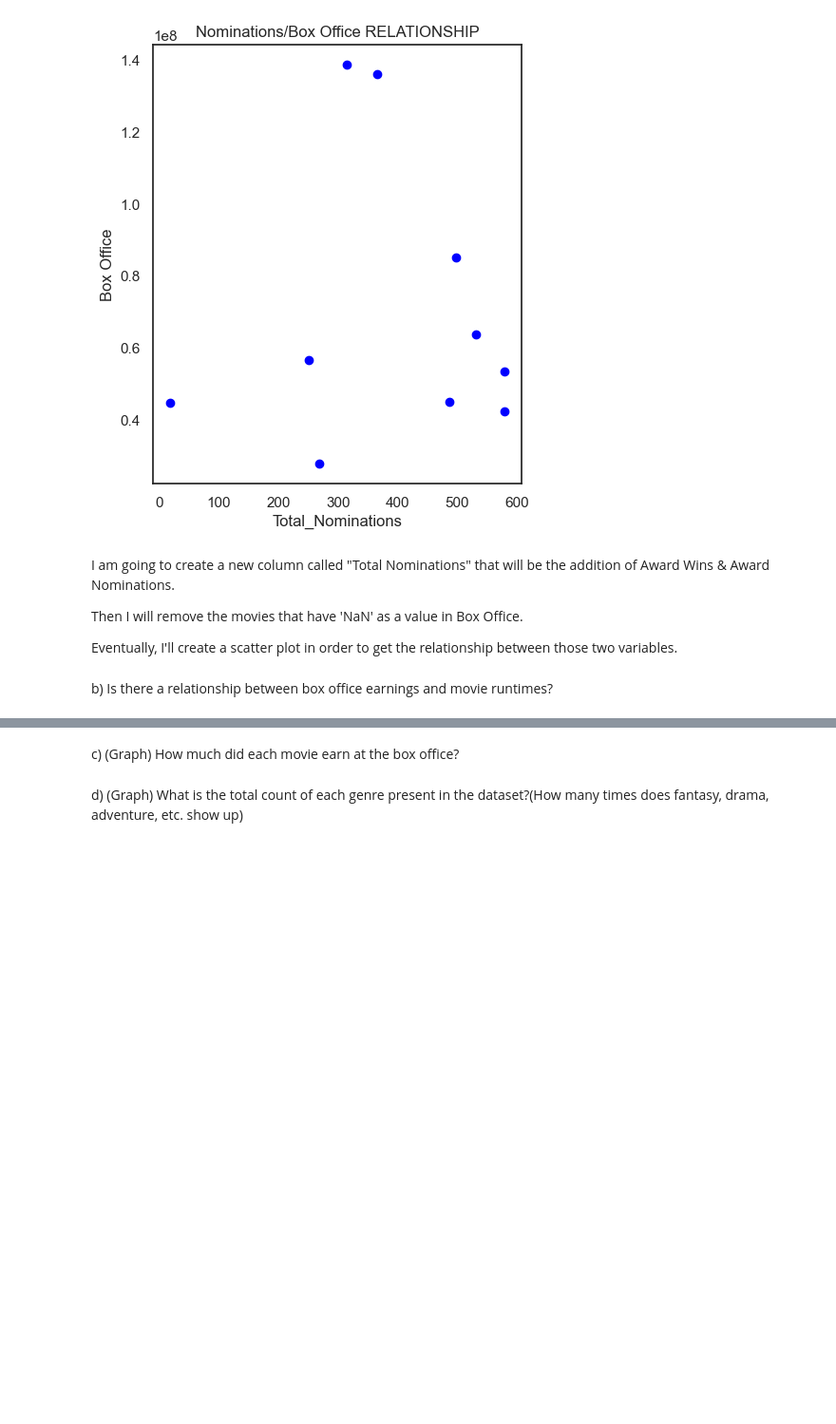
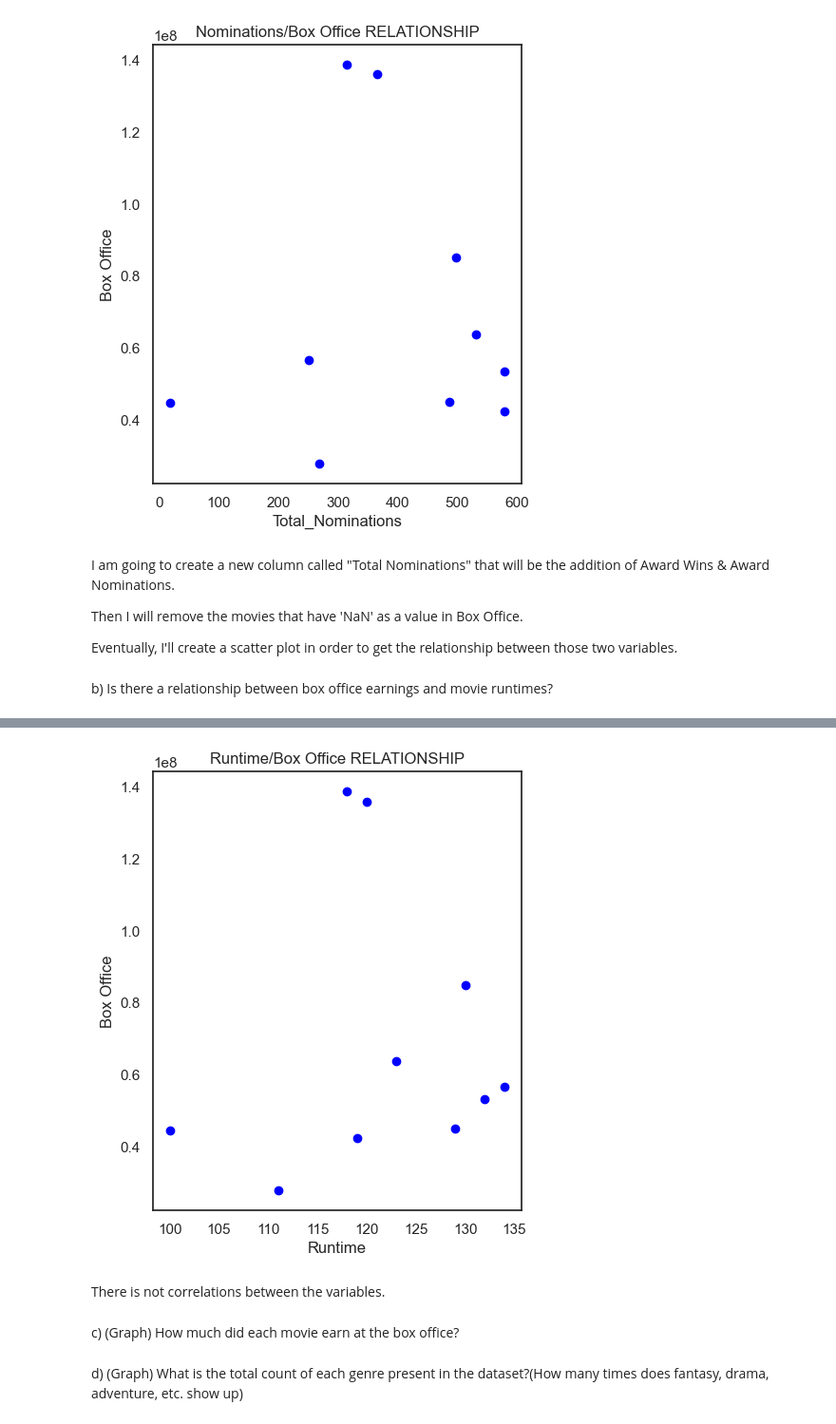
Before and after one commit to 3Grey6Jedi9/Data-Analysis-Project-08, a Jupyter notebook: movie_analysis.ipynb, the cells around one changed output, grey strips where cells are left out. Shown at 95% size. Cells and saved outputs as stored; diff of their text form; code cells hidden in the pictures; blank space fills up the shorter version.

```diff
--- a/movie_analysis.ipynb
+++ b/movie_analysis.ipynb
@@ -266,3 +266,8 @@ Then I will remove the movies that have 'NaN' as a value in Box Office.
 Eventually, I'll create a scatter plot in order to get the relationship between those two variables.
 # %% [markdown]
 b) Is there a relationship between box office earnings and movie runtimes?
+# %%
+movie_unique
+box_runtimes = movie_unique.iloc[:,[3,9]]
+box_runtimes_final = box_runtimes.dropna()
+box_runtimes_final
@@ -269,3 +286,20 @@ b) Is there a relationship between box office earnings and movie runtimes?
+# %%
+x = np.array(box_runtimes_final['Runtime'])
+y = np.array(box_runtimes_final['Box Office'])
+
+fig = plt.figure(figsize=(5,6))
+
+plt.xlabel("Runtime")
+plt.ylabel("Box Office")
+plt.title("Runtime/Box Office RELATIONSHIP")
+
+plt.scatter(x, y, color='blue')
+
+plt.show()
+# %% [output]
+[figure, added]
+# %% [markdown]
+There is not correlations between the variables.
 # %% [markdown]
 c) (Graph) How much did each movie earn at the box office?
 # %% [markdown]
```
Also changed, not shown: parts of 1 cell of this notebook.
